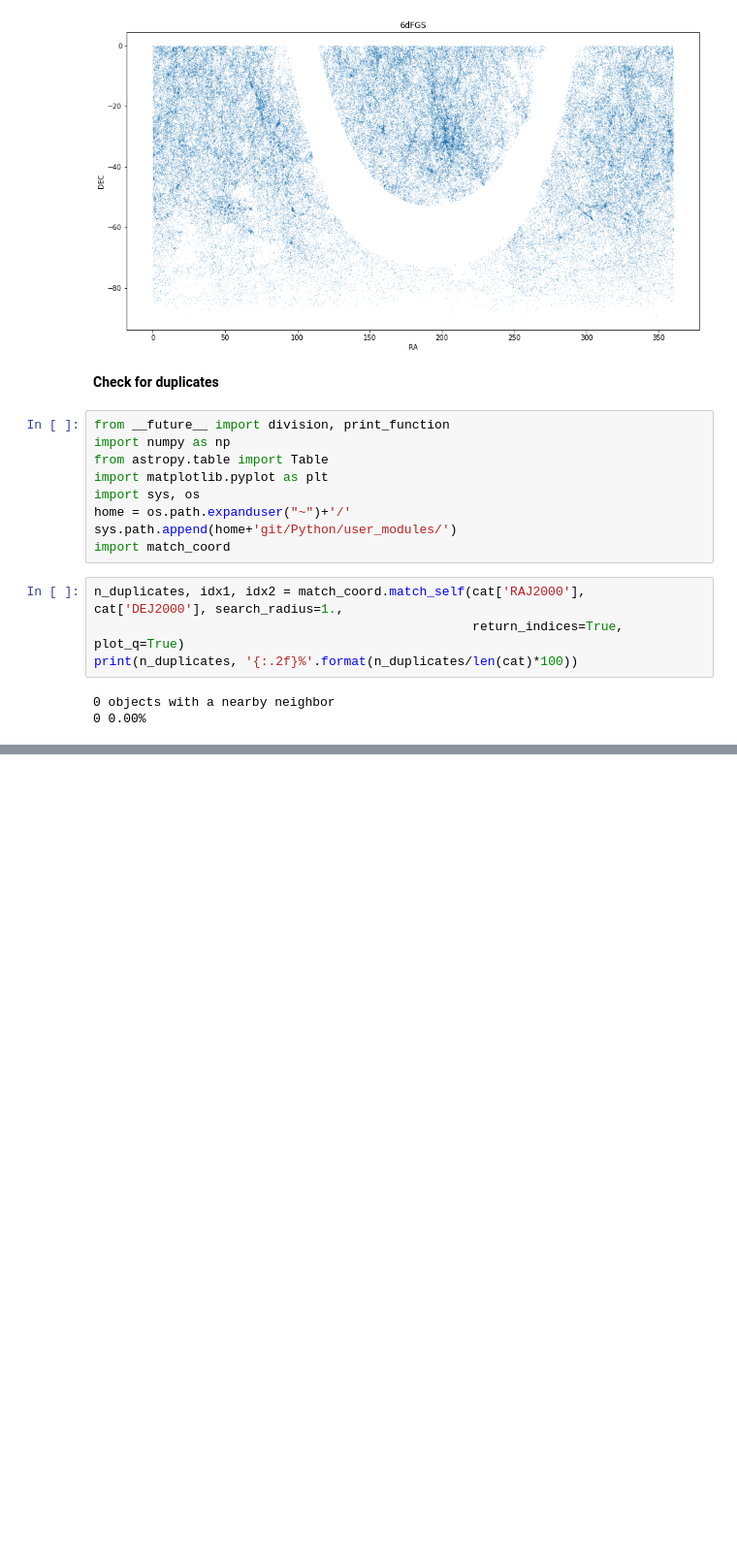
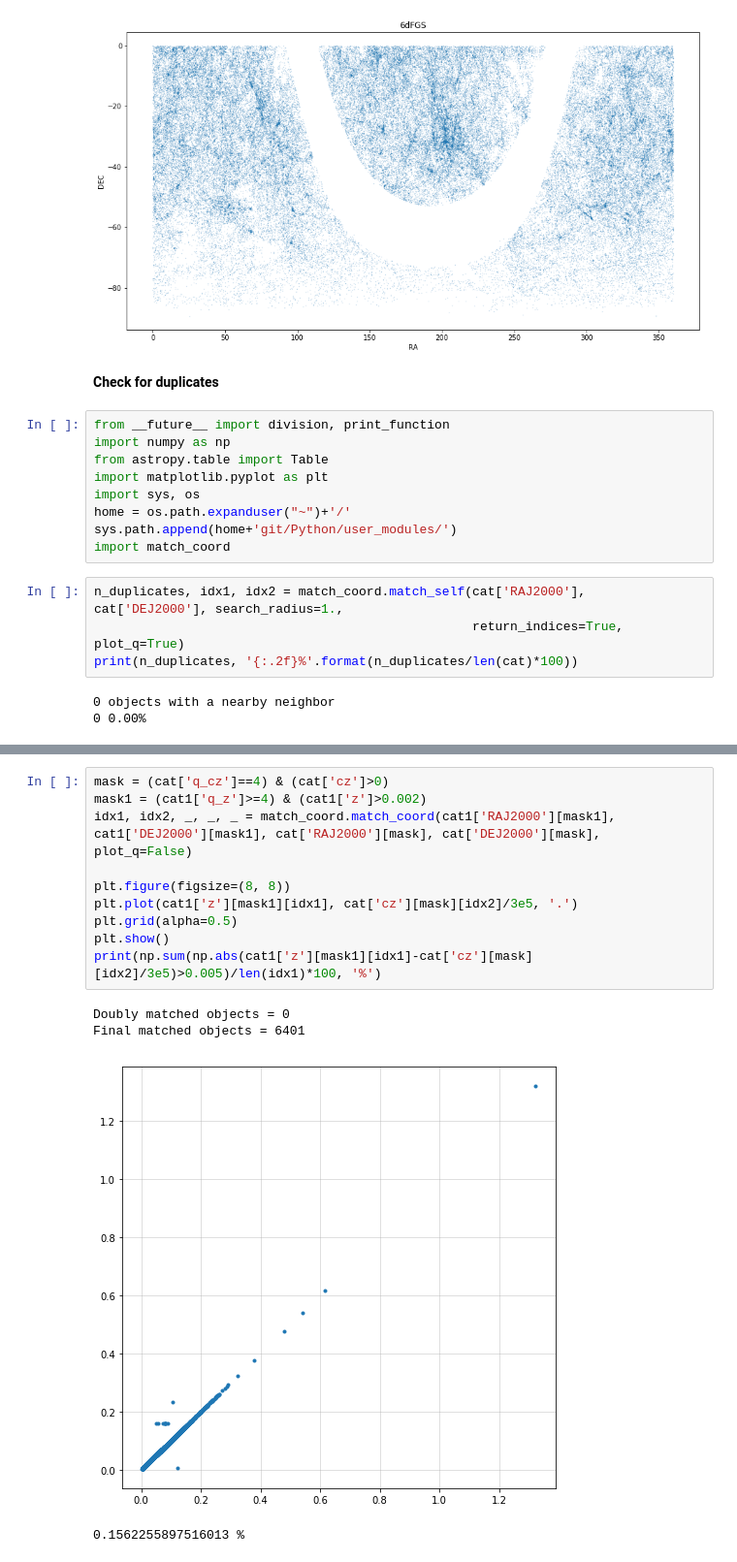
Before and after one commit to rongpu/desi-truth-table, a Jupyter notebook: notebooks/6dFGS.ipynb, the cells around one changed output, grey strips where cells are left out. Shown at 97% size. Cells and saved outputs as stored; diff of their text form; blank space fills up the shorter version.

```diff
--- a/notebooks/6dFGS.ipynb
+++ b/notebooks/6dFGS.ipynb
@@ -69,0 +93,15 @@ print(n_duplicates, '{:.2f}%'.format(n_duplicates/len(cat)*100))
+# %%
+mask = (cat['q_cz']==4) & (cat['cz']>0)
+mask1 = (cat1['q_z']>=4) & (cat1['z']>0.002)
+idx1, idx2, _, _, _ = match_coord.match_coord(cat1['RAJ2000'][mask1], cat1['DEJ2000'][mask1], cat['RAJ2000'][mask], cat['DEJ2000'][mask], plot_q=False)
+
+plt.figure(figsize=(8, 8))
+plt.plot(cat1['z'][mask1][idx1], cat['cz'][mask][idx2]/3e5, '.')
+plt.grid(alpha=0.5)
+plt.show()
+print(np.sum(np.abs(cat1['z'][mask1][idx1]-cat['cz'][mask][idx2]/3e5)>0.005)/len(idx1)*100, '%')
+# %% [output]
+Doubly matched objects = 0
+Final matched objects = 6401
+[figure, added]
+0.1562255897516013 %
```
Also changed, not shown: parts of 6 cells of this notebook, 2 other files.
